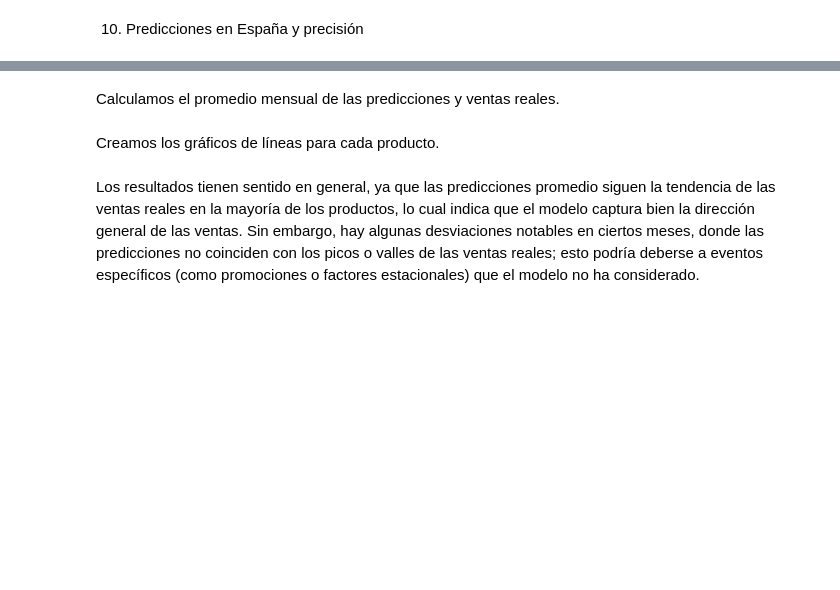
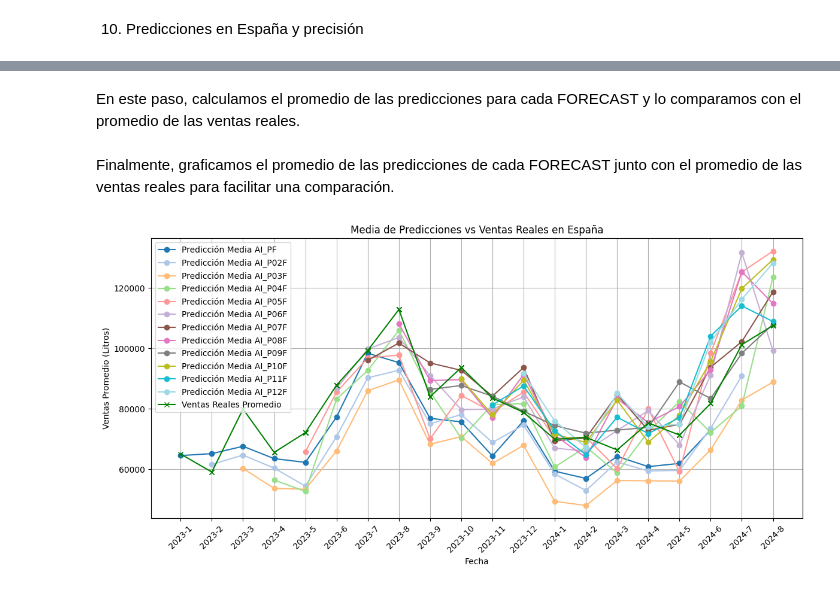
Before and after one commit to juliablaz2003/UFV_visualizacion, a Jupyter notebook: Ejercicios de clase/clase2_18oct.ipynb, the cells around one changed output, grey strips where cells are left out. Cells and saved outputs as stored; diff of their text form; code cells hidden in the pictures; blank space fills up the shorter version.

```diff
--- a/Ejercicios de clase/clase2_18oct.ipynb
+++ b/Ejercicios de clase/clase2_18oct.ipynb
@@ -484,0 +489,3 @@ comparacion_general = pd.merge(predicciones_espana, ventas_reales_espana, on=['Y
+# %%
+# Filtrar y eliminar duplicados
+df_unique = df.drop_duplicates(subset=['COUNTRY', 'SUBBRAND', 'YEAR', 'MONTH', 'FORECAST'])
@@ -485,2 +494,6 @@ comparacion_general = pd.merge(predicciones_espana, ventas_reales_espana, on=['Y
+# %%
+# Filtrar solo datos de predicciones y ventas reales en España
+predicciones_espana = df_unique[(df_unique['COUNTRY'] == 'Spain') & (df_unique['SCENARIO'] == 'AI_forecast')]
+ventas_reales_espana = df_unique[(df_unique['COUNTRY'] == 'Spain') & (df_unique['SCENARIO'] == 'actual')]
 # %% [markdown]
-Calculamos el promedio mensual de las predicciones y ventas reales.
+En este paso, calculamos el promedio de las predicciones para cada FORECAST y lo comparamos con el promedio de las ventas reales.
@@ -492,20 +500,39 @@ comparacion_promedio = comparacion_general.groupby(['YEAR', 'MONTH', 'SUBBRAND']
-# %% [markdown]
-Creamos los gráficos de líneas para cada producto.
+# %%
+# Calcular la media de cada `FORECAST`
+media_predicciones = predicciones_espana.groupby(['YEAR', 'MONTH', 'FORECAST'])['AMOUNT'].mean().reset_index()
+media_ventas_reales = ventas_reales_espana.groupby(['YEAR', 'MONTH'])['AMOUNT'].mean().reset_index()
+
+# Unir predicciones promedio y ventas reales promedio
+comparacion_media = pd.merge(media_predicciones, media_ventas_reales, on=['YEAR', 'MONTH'], suffixes=('_pred', '_real'))
+# %% [markdown]
+Finalmente, graficamos el promedio de las predicciones de cada FORECAST junto con el promedio de las ventas reales para facilitar una comparación.
 # %%
-for producto in comparacion_promedio['SUBBRAND'].unique():
-    datos_producto = comparacion_promedio[comparacion_promedio['SUBBRAND'] == producto]
-    plt.figure(figsize=(10, 6))
-    plt.plot(datos_producto['YEAR'].astype(str) + '-' + datos_producto['MONTH'].astype(str),
-             datos_producto['AMOUNT_pred'], label='Predicción Promedio', color='blue', marker='o')
-    plt.plot(datos_producto['YEAR'].astype(str) + '-' + datos_producto['MONTH'].astype(str),
-             datos_producto['AMOUNT_real'], label='Real', color='green', marker='x')
-    plt.title(f'Predicciones Promedio vs. Ventas Reales - {producto}')
-    plt.xlabel('Fecha')
-    plt.ylabel('Ventas (Litros)')
-    plt.legend()
-    plt.xticks(rotation=45)
-    plt.grid(True)
-    plt.tight_layout()
-    plt.show()
+import matplotlib.pyplot as plt
+import pandas as pd
+import matplotlib.cm as cm
+
+# Definir una paleta de colores
+colores = cm.get_cmap('tab20', len(comparacion_media['FORECAST'].unique()))
+
+# Graficar media de predicciones vs ventas reales
+plt.figure(figsize=(12, 6))
+for i, forecast in enumerate(comparacion_media['FORECAST'].unique()):
+    datos_forecast = comparacion_media[comparacion_media['FORECAST'] == forecast]
+    plt.plot(datos_forecast['YEAR'].astype(str) + '-' + datos_forecast['MONTH'].astype(str),
+             datos_forecast['AMOUNT_pred'], label=f'Predicción Media {forecast}', marker='o', color=colores(i))
+
+# Graficar ventas reales promedio
+plt.plot(comparacion_media['YEAR'].astype(str) + '-' + comparacion_media['MONTH'].astype(str),
+         comparacion_media['AMOUNT_real'], label='Ventas Reales Promedio', color='green', marker='x')
+
+# Ajustes de la gráfica
+plt.title('Media de Predicciones vs Ventas Reales en España')
+plt.xlabel('Fecha')
+plt.ylabel('Ventas Promedio (Litros)')
+plt.legend()
+plt.xticks(rotation=45)
+plt.grid(True)
+plt.tight_layout()
+plt.show()
+# %% [output]
+[figure, added]
-# %% [markdown]
-Los resultados tienen sentido en general, ya que las predicciones promedio siguen la tendencia de las ventas reales en la mayoría de los productos, lo cual indica que el modelo captura bien la dirección general de las ventas. Sin embargo, hay algunas desviaciones notables en ciertos meses, donde las predicciones no coinciden con los picos o valles de las ventas reales; esto podría deberse a eventos específicos (como promociones o factores estacionales) que el modelo no ha considerado.
```
Also changed, not shown: parts of 36 cells of this notebook.
